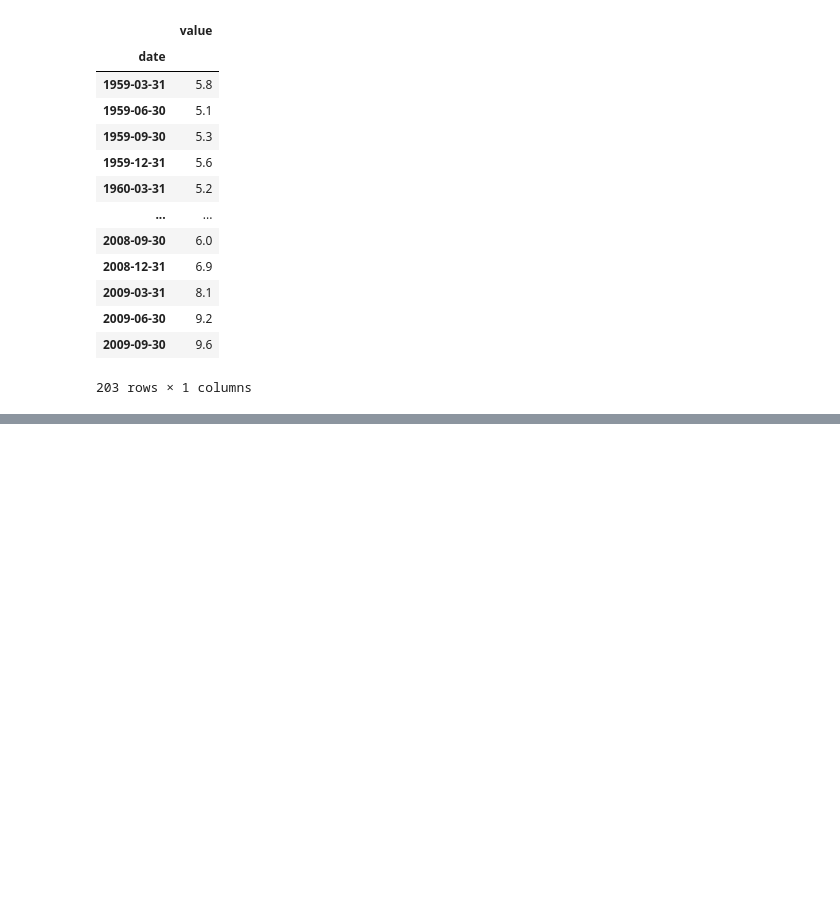
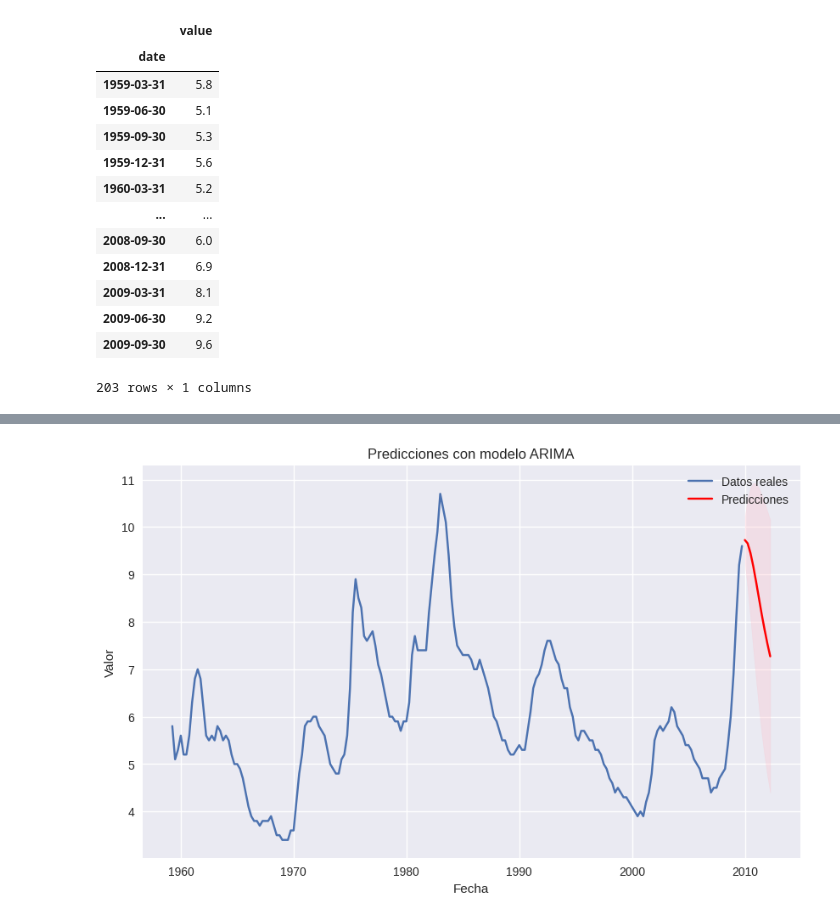
Before and after one commit to jazaineam1/Diplomado_ucentral_ME, a Jupyter notebook: Cuadernos/diplomado_series_tiempo.ipynb, the cells around one changed output, grey strips where cells are left out. Saved outputs shown, nothing was run; the diff lists cells and outputs as text; code cells hidden in the pictures; blank space fills up the shorter version.

```diff
--- a/Cuadernos/diplomado_series_tiempo.ipynb
+++ b/Cuadernos/diplomado_series_tiempo.ipynb
@@ -1016,0 +1039,35 @@ plt.show()
+# %%
+import pandas as pd
+import pmdarima as pm
+import matplotlib.pyplot as plt
+
+# Cargar tus datos de series temporales (por ejemplo, en un DataFrame)
+# time_series_data = ...
+
+# Convertir tus datos en una serie temporal
+time_series = unemployment
+
+# Ajustar automáticamente un modelo ARIMA utilizando auto_arima()
+model = pm.auto_arima(time_series, seasonal=False, stepwise=True, suppress_warnings=True)
+
+# Realizar predicciones trimestrales a fin de mes
+forecast_steps = 10  # Número de pasos de predicción hacia el futuro
+last_date = time_series.index[-1]
+last_month = last_date.to_period("M")  # Convertir la última fecha a periodo mensual
+forecast_dates = pd.period_range(start=last_month + 1, periods=forecast_steps, freq='Q').to_timestamp(how="E")  # Fechas trimestrales a fin de mes
+
+# Realizar predicciones
+forecast, conf_int = model.predict(n_periods=forecast_steps, return_conf_int=True)
+
+# Graficar los resultados
+plt.figure(figsize=(10, 6))
+plt.plot(time_series, label='Datos reales')
+plt.plot(forecast_dates, forecast, color='red', label='Predicciones')
+plt.fill_between(forecast_dates, conf_int[:, 0], conf_int[:, 1], color='pink', alpha=0.3)
+plt.xlabel('Fecha')
+plt.ylabel('Valor')
+plt.title('Predicciones con modelo ARIMA')
+plt.legend()
+plt.show()
+# %% [output]
+[figure, added]
```
Also changed, not shown: parts of 6 cells of this notebook.
